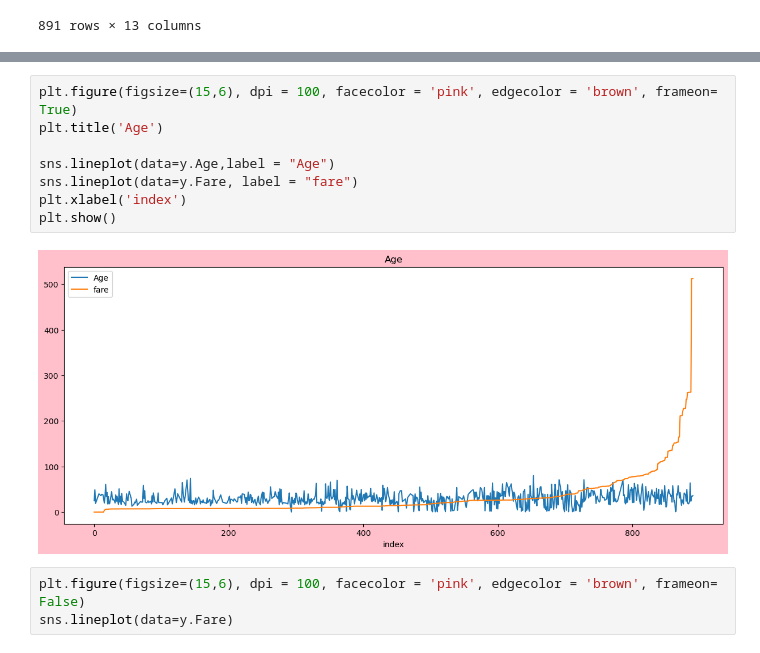
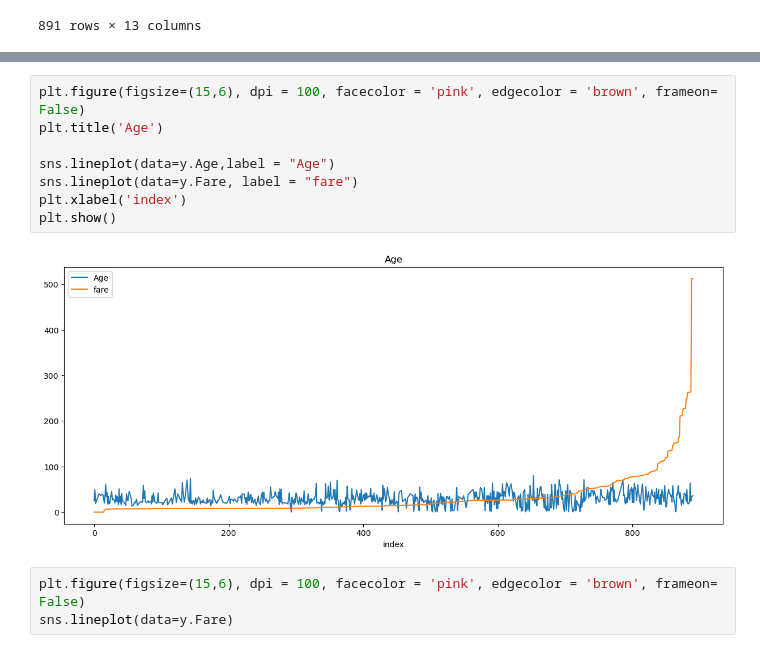
Before and after one commit to lukemonington/Titanic, a Jupyter notebook: Practice with Titanic.ipynb, the cells around one changed output, grey strips where cells are left out. Cells and saved outputs as stored; diff of their text form.

```diff
--- a/Practice with Titanic.ipynb
+++ b/Practice with Titanic.ipynb
@@ -61,13 +78,13 @@ y
 # %%
-plt.figure(figsize=(15,6), dpi = 100, facecolor = 'pink', edgecolor = 'brown', frameon= True)
+plt.figure(figsize=(15,6), dpi = 100, facecolor = 'pink', edgecolor = 'brown', frameon= False)
 plt.title('Age')
 
 sns.lineplot(data=y.Age,label = "Age")
 sns.lineplot(data=y.Fare, label = "fare")
 plt.xlabel('index')
 plt.show()
 # %% [output]
-[figure, old version]
+[figure, new version]
 # %%
 plt.figure(figsize=(15,6), dpi = 100, facecolor = 'pink', edgecolor = 'brown', frameon= False)
 sns.lineplot(data=y.Fare)
```
Also changed, not shown: parts of 1 cell of this notebook.
